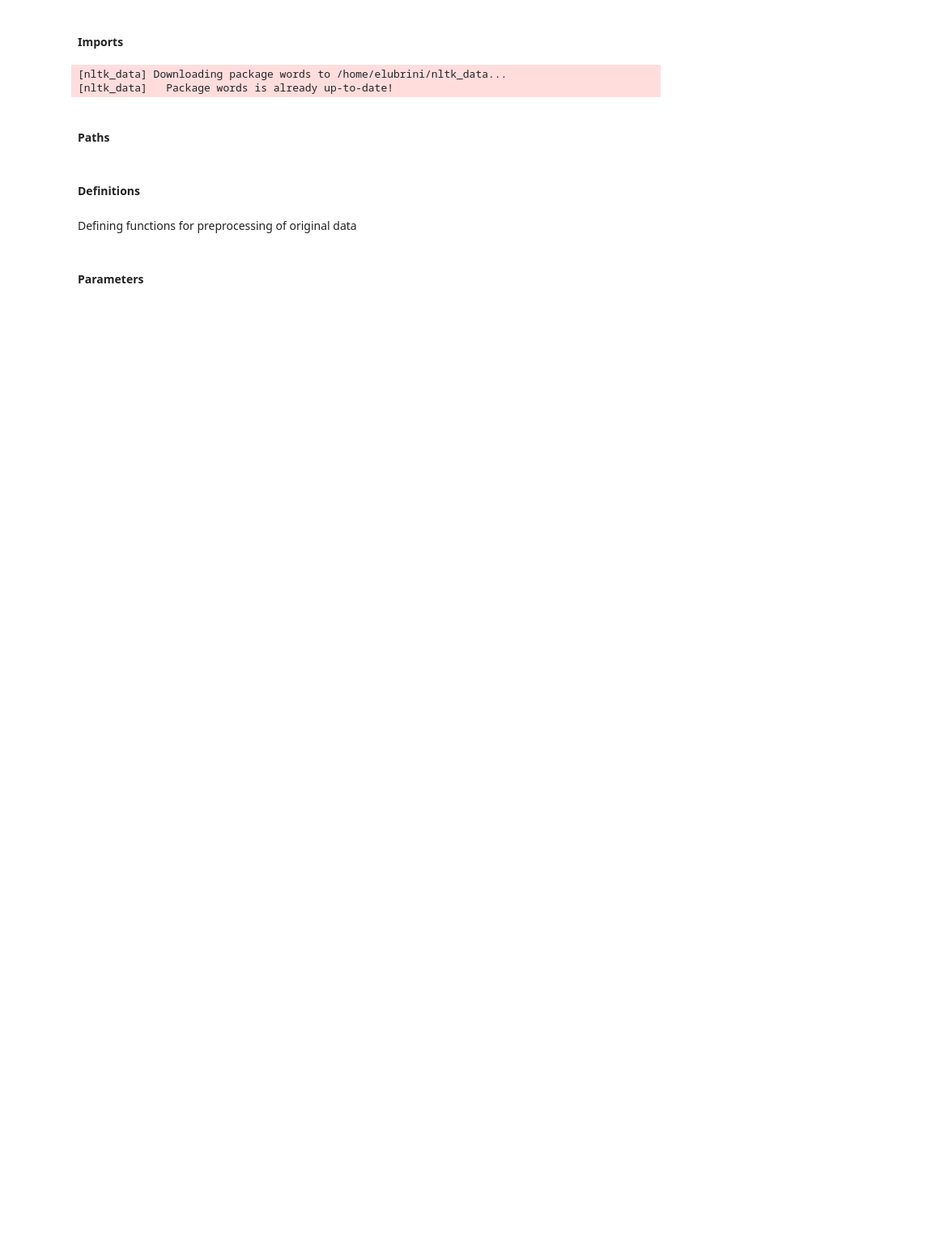
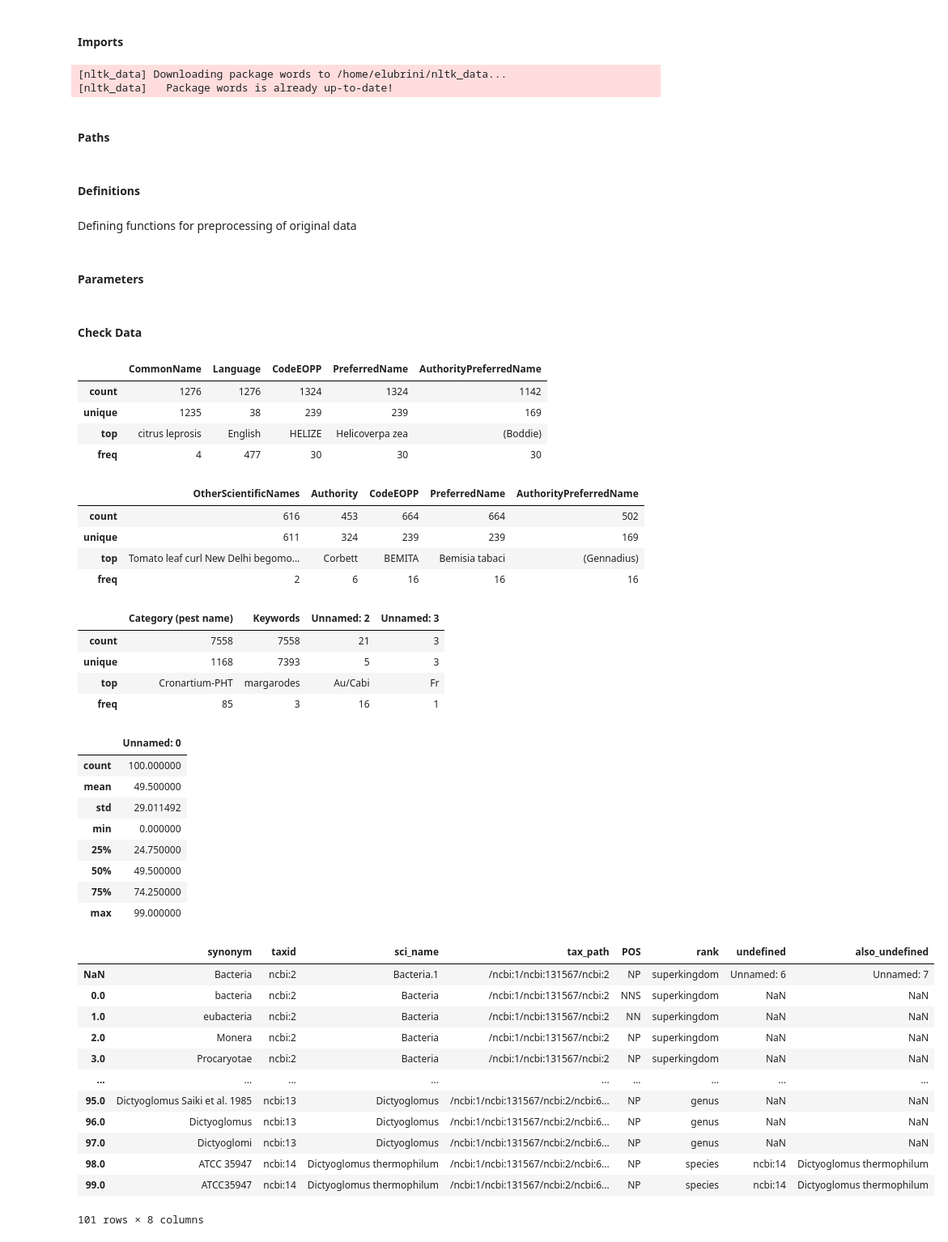
Before and after one commit to e-lubrini/quarantine-organisms-kr-nlp, a Jupyter notebook: lexical_resources/for_annotation/main.ipynb, the cells around one changed output. Shown at 81% size. Cells and saved outputs as stored; diff of their text form; code cells hidden in the pictures; blank space fills up the shorter version.

```diff
--- a/lexical_resources/for_annotation/main.ipynb
+++ b/lexical_resources/for_annotation/main.ipynb
@@ -30,8 +30,8 @@ from dsutils.nlp.language import get_lang_code
 # %%
 ## input
 db_paths = dict(
-    eppo_com = get_datafile_path('2022-09-02_COMMONnames_EPPO_OQ.xlsx'),
-    eppo_sci = get_datafile_path('2022-09-02_SCIENTIFICnames_EPPO_OQ.xlsx'),
+    eppo_com = get_datafile_path('original/2022-09-02_COMMONnames_EPPO_OQ.xlsx'),
+    eppo_sci = get_datafile_path('original/2022-09-02_SCIENTIFICnames_EPPO_OQ.xlsx'),
     efsa = get_datafile_path('EFSA-keyword-match/FichierMotsClesMagaliLarenaudie.csv'),
     ncbi = get_datafile_path('taxa+id_full.txt'),
 )
@@ -44,7 +44,7 @@ glossary_paths = dict(
 ## Output
 data_path = get_data_path()
 full_eppo_path = os.path.join(data_path, 'eppo_glossary.csv')
-annotation_path = os.path.join(data_path, 'annotation_glossary')
+annotation_path = os.path.join(data_path, 'LRs_for_annotation')
 anno_gloss_path = os.path.join(data_path, 'annotation_glossary.csv')
 LR_filepath = 'LR.csv'
 # %% [markdown]
@@ -71,6 +71,7 @@ assert to_pattern(r'chrysom_le%+ray_e+du+concombre') == 'chrysom\wle\w* ray\we d
 #### Parameters
 # %%
 ncbi_sep = '\t'
+ncbi_header = ['synonym','taxid','sci_name','tax_path','POS','rank','undefined','also_undefined']
 
 ## name of the desired coluimns in the LR
 anno_gloss_column_names = ['EPPO_CODE', 'EFSA_PHT', 'NCBI_TAXID', # 3 partial keys to relative dataset
@@ -93,2 +94,46 @@ cc = dict(
             None, None],
     )
+# %% [markdown]
+#### Check Data
+# %%
+for path in db_paths.values():
+    display(describe_csv(path))
+pd.read_csv(db_paths['ncbi'], names=ncbi_header, index_col=0)
+# %% [output]
+|  | CommonName | Language | CodeEOPP | PreferredName | AuthorityPreferredName |
+| count | 1276 | 1276 | 1324 | 1324 | 1142 |
+| unique | 1235 | 38 | 239 | 239 | 169 |
+| top | citrus leprosis | English | HELIZE | Helicoverpa zea | (Boddie) |
+| freq | 4 | 477 | 30 | 30 | 30 |
+|  | OtherScientificNames | Authority | CodeEOPP | PreferredName | AuthorityPreferredName |
+| count | 616 | 453 | 664 | 664 | 502 |
+| unique | 611 | 324 | 239 | 239 | 169 |
+| top | Tomato leaf curl New Delhi begomo... | Corbett | BEMITA | Bemisia tabaci | (Gennadius) |
+| freq | 2 | 6 | 16 | 16 | 16 |
+|  | Category (pest name) | Keywords | Unnamed: 2 | Unnamed: 3 |
+| count | 7558 | 7558 | 21 | 3 |
+| unique | 1168 | 7393 | 5 | 3 |
+| top | Cronartium-PHT | margarodes | Au/Cabi | Fr |
+| freq | 85 | 3 | 16 | 1 |
+|  | Unnamed: 0 |
+| count | 100.000000 |
+| mean | 49.500000 |
+| std | 29.011492 |
+| min | 0.000000 |
+| 25% | 24.750000 |
+| 50% | 49.500000 |
+| 75% | 74.250000 |
+| max | 99.000000 |
+|  | synonym | taxid | sci_name | tax_path | POS | rank | undefined | also_undefined |
+| NaN | Bacteria | ncbi:2 | Bacteria.1 | /ncbi:1/ncbi:131567/ncbi:2 | NP | superkingdom | Unnamed: 6 | Unnamed: 7 |
+| 0.0 | bacteria | ncbi:2 | Bacteria | /ncbi:1/ncbi:131567/ncbi:2 | NNS | superkingdom | NaN | NaN |
+| 1.0 | eubacteria | ncbi:2 | Bacteria | /ncbi:1/ncbi:131567/ncbi:2 | NN | superkingdom | NaN | NaN |
+| 2.0 | Monera | ncbi:2 | Bacteria | /ncbi:1/ncbi:131567/ncbi:2 | NP | superkingdom | NaN | NaN |
+| 3.0 | Procaryotae | ncbi:2 | Bacteria | /ncbi:1/ncbi:131567/ncbi:2 | NP | superkingdom | NaN | NaN |
+| ... | ... | ... | ... | ... | ... | ... | ... | ... |
+| 95.0 | Dictyoglomus Saiki et al. 1985 | ncbi:13 | Dictyoglomus | /ncbi:1/ncbi:131567/ncbi:2/ncbi:6... | NP | genus | NaN | NaN |
+| 96.0 | Dictyoglomus | ncbi:13 | Dictyoglomus | /ncbi:1/ncbi:131567/ncbi:2/ncbi:6... | NP | genus | NaN | NaN |
+| 97.0 | Dictyoglomi | ncbi:13 | Dictyoglomus | /ncbi:1/ncbi:131567/ncbi:2/ncbi:6... | NP | genus | NaN | NaN |
+| 98.0 | ATCC 35947 | ncbi:14 | Dictyoglomus thermophilum | /ncbi:1/ncbi:131567/ncbi:2/ncbi:6... | NP | species | ncbi:14 | Dictyoglomus thermophilum |
+| 99.0 | ATCC35947 | ncbi:14 | Dictyoglomus thermophilum | /ncbi:1/ncbi:131567/ncbi:2/ncbi:6... | NP | species | ncbi:14 | Dictyoglomus thermophilum |
+101 rows × 8 columns
```
Also changed, not shown: parts of 19 cells of this notebook.
